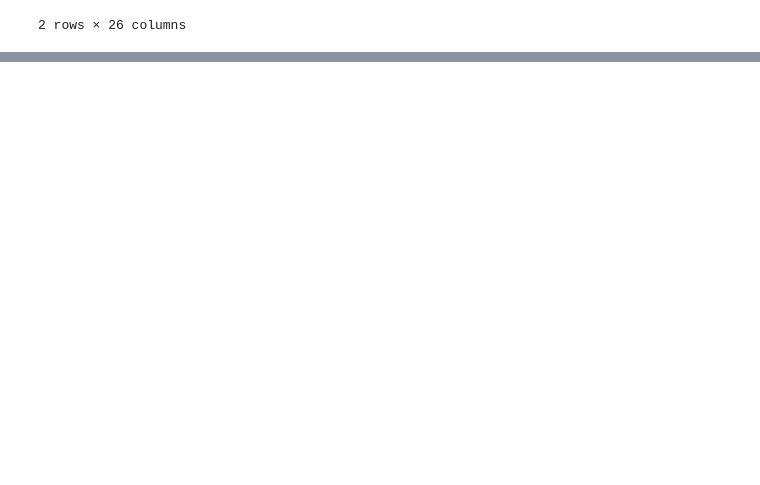
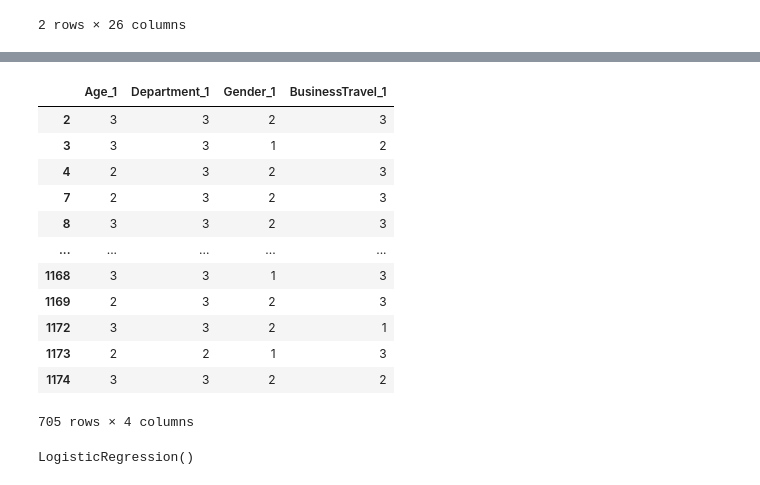
Before and after one commit to cchuang1024/nccu-data-mining, a Jupyter notebook: HW2.ipynb, the cells around one changed output, grey strips where cells are left out. Drawn from its saved outputs; the diff is of its cells as text; code cells hidden in the pictures; blank space fills up the shorter version.

Commit message:
update to training

```diff
--- a/HW2.ipynb
+++ b/HW2.ipynb
@@ -160,7 +174,7 @@ def build_fold_indices(fold):
 def pick_out_indices(total_rows, fold, *indices):
     rows = []
     for i in indices:
-        rows.extend(list(range(i, total_rows, fold)))
+        rows.extend(range(i, total_rows, fold))
 
     return list(set(rows))
 # %%
@@ -172,8 +186,8 @@ def pick_out_indices(total_rows, fold, *indices):
 # }
 def get_by_exclude(df, fold, *excludes):
     total_rows = len(df.index)
-    excluded_indices = pick_out_indices(total_rows, fold, excludes)
-    excluded_frame = df.loc[~excluded_indices]
+    excluded_indices = pick_out_indices(total_rows, fold, *excludes)
+    excluded_frame = df.drop(excluded_indices, axis=0)
     return excluded_frame
 # %%
 # get_by_index <- function(df, fold, ...) {
@@ -184,7 +198,7 @@ def get_by_exclude(df, fold, *excludes):
 # }
 def get_by_index(df, fold, *includes):
     total_rows = len(df.index)
-    included_indices = pick_out_indices(total_rows, fold, includes)
+    included_indices = pick_out_indices(total_rows, fold, *includes)
     included_frame = df.loc[included_indices]
     return included_frame
 # %%
@@ -201,12 +215,12 @@ def get_by_index(df, fold, *includes):
 # }
 def subset_by_fold(df, fold, index, indices):
     training = get_by_exclude(df, fold,
-                              indices.loc[index, 'test'],
-                              indices.loc[index, 'valid'])
+                              indices.at[index, 'test'],
+                              indices.at[index, 'valid'])
     validation = get_by_index(df, fold,
-                             indices.loc[index, 'valid'])
+                              indices.at[index, 'valid'])
     testing = get_by_index(df, fold,
-                          indices.loc[index, 'test'])
+                           indices.at[index, 'test'])
     return {
         'training': training,
         'validation': validation,
@@ -222,0 +265,22 @@ TypeError: 'tuple' object cannot be interpreted as an integer
+# %%
+X = splitted['training'][['Age_1', 'Department_1', 'Gender_1', 'BusinessTravel_1']]
+X
+# %% [output]
+|  | Age_1 | Department_1 | Gender_1 | BusinessTravel_1 |
+| 2 | 3 | 3 | 2 | 3 |
+| 3 | 3 | 3 | 1 | 2 |
+| 4 | 2 | 3 | 2 | 3 |
+| 7 | 2 | 3 | 2 | 3 |
+| 8 | 3 | 3 | 2 | 3 |
+| ... | ... | ... | ... | ... |
+| 1168 | 3 | 3 | 1 | 3 |
+| 1169 | 2 | 3 | 2 | 3 |
+| 1172 | 3 | 3 | 2 | 1 |
+| 1173 | 2 | 2 | 1 | 3 |
+| 1174 | 3 | 3 | 2 | 2 |
+705 rows × 4 columns
+# %%
+lg = LogisticRegression()
+lg.fit(X, Y.values.ravel())
+# %% [output]
+LogisticRegression()
```
Also changed, not shown: parts of 12 cells of this notebook.
